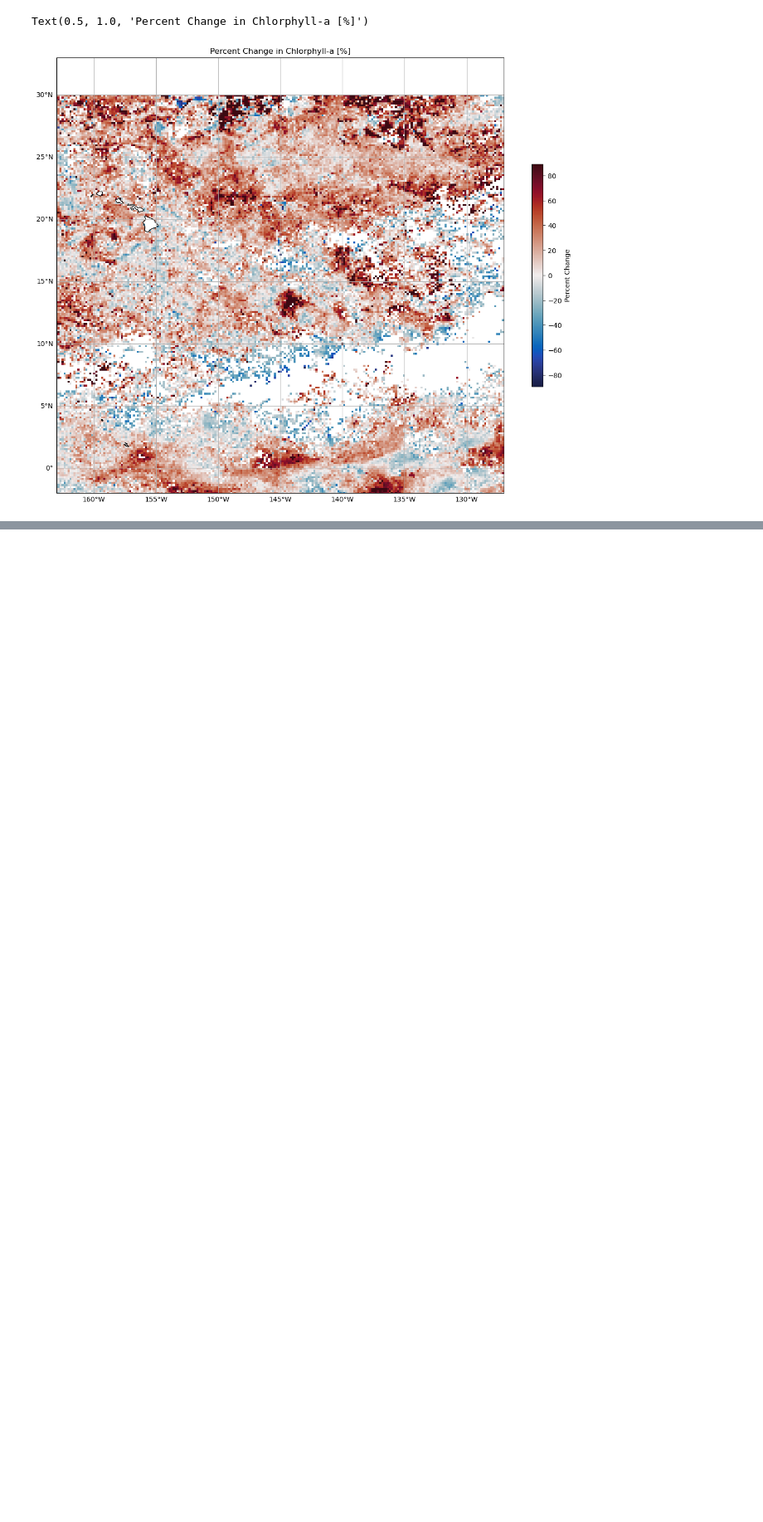
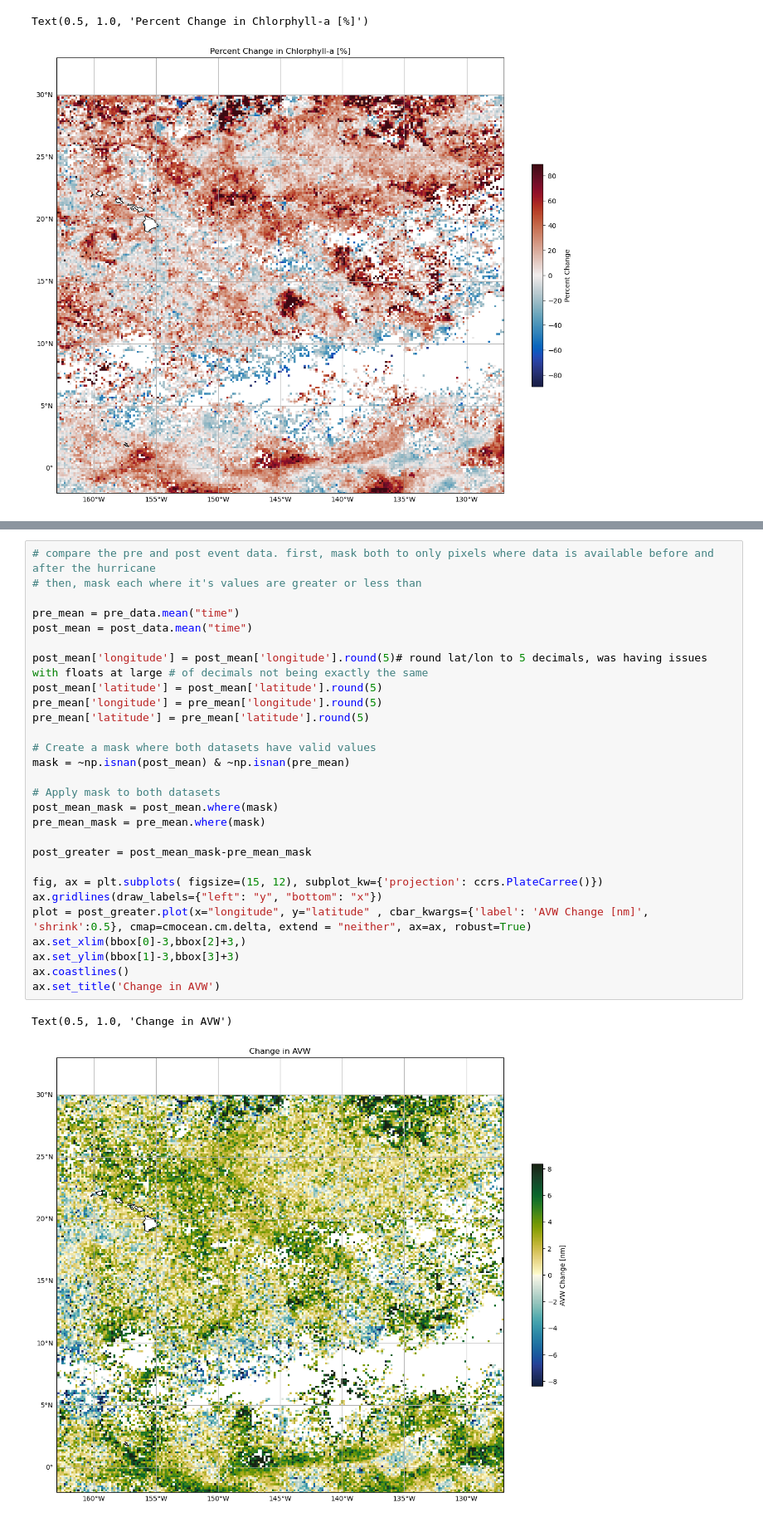
Before and after one commit to skyecaplan/pace-rapid-response, a Jupyter notebook: PRR_OC/PRR_hawaii_kiko_case_study.ipynb, the cells around one changed output, grey strips where cells are left out. Shown at 83% size. Cells and saved outputs as stored; diff of their text form; blank space fills up the shorter version.

```diff
--- a/PRR_OC/PRR_hawaii_kiko_case_study.ipynb
+++ b/PRR_OC/PRR_hawaii_kiko_case_study.ipynb
@@ -222,0 +374,31 @@ Text(0.5, 1.0, 'Percent Change in Chlorphyll-a [%]')
+# %%
+# compare the pre and post event data. first, mask both to only pixels where data is available before and after the hurricane
+# then, mask each where it's values are greater or less than
+
+pre_mean = pre_data.mean("time")
+post_mean = post_data.mean("time")
+
+post_mean['longitude'] = post_mean['longitude'].round(5)# round lat/lon to 5 decimals, was having issues with floats at large # of decimals not being exactly the same
+post_mean['latitude'] = post_mean['latitude'].round(5)
+pre_mean['longitude'] = pre_mean['longitude'].round(5)
+pre_mean['latitude'] = pre_mean['latitude'].round(5)
+
+# Create a mask where both datasets have valid values
+mask = ~np.isnan(post_mean) & ~np.isnan(pre_mean)
+
+# Apply mask to both datasets
+post_mean_mask = post_mean.where(mask)
+pre_mean_mask = pre_mean.where(mask)
+
+post_greater = post_mean_mask-pre_mean_mask
+
+fig, ax = plt.subplots( figsize=(15, 12), subplot_kw={'projection': ccrs.PlateCarree()})
+ax.gridlines(draw_labels={"left": "y", "bottom": "x"})
+plot = post_greater.plot(x="longitude", y="latitude" , cbar_kwargs={'label': 'AVW Change [nm]', 'shrink':0.5}, cmap=cmocean.cm.delta, extend = "neither", ax=ax, robust=True)
+ax.set_xlim(bbox[0]-3,bbox[2]+3,)
+ax.set_ylim(bbox[1]-3,bbox[3]+3)
+ax.coastlines()
+ax.set_title('Change in AVW')
+# %% [output]
+Text(0.5, 1.0, 'Change in AVW')
+[figure, added]
```
Also changed, not shown: parts of 5 cells of this notebook, 1 other file.
